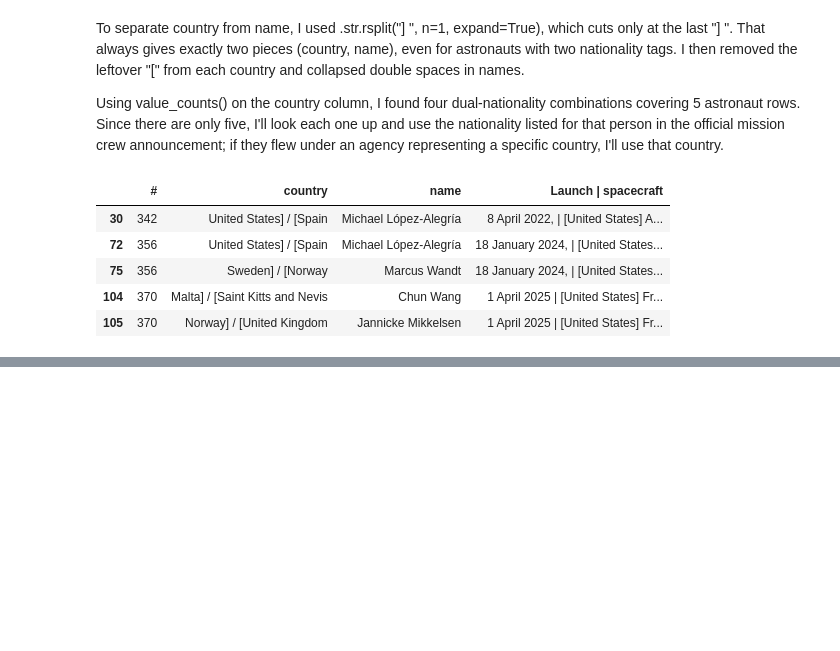
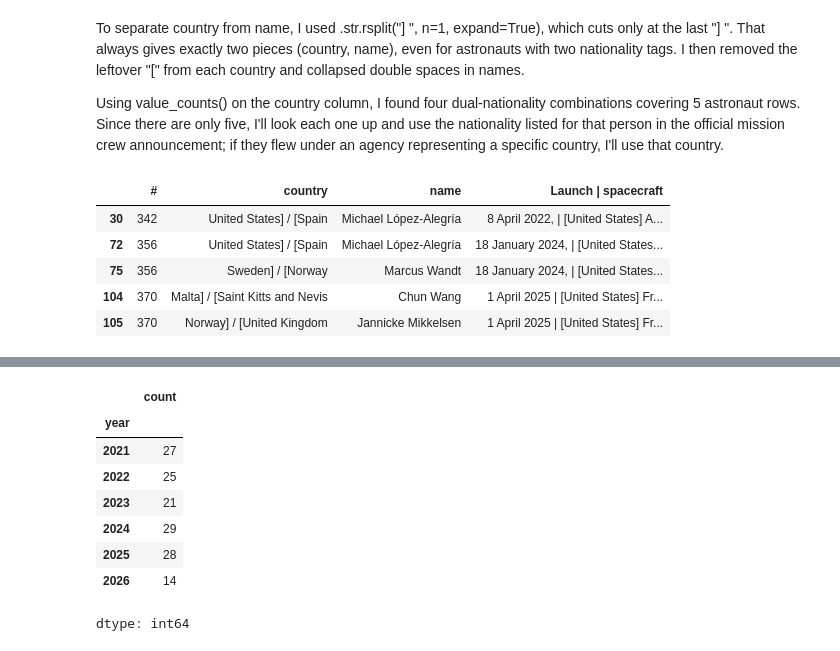
Before and after one commit to MayaVolkov/astronaut-missions-analysis, a Jupyter notebook: Astronaut_Mission_Analysis_.ipynb, the cells around one changed output, grey strips where cells are left out. Drawn from its saved outputs; the diff is of its cells as text; code cells hidden in the pictures; blank space fills up the shorter version.

```diff
--- a/Astronaut_Mission_Analysis_.ipynb
+++ b/Astronaut_Mission_Analysis_.ipynb
@@ -565,0 +616,13 @@ Limitation: assigning countries to astronauts simplifies nationality, which isn'
+# %%
+orbital["year"] = orbital["Launch | spacecraft"].str.split().str[2].str.strip(",").astype(int)
+orbital["year"].value_counts().sort_index()
+# %% [output]
+|  | count |
+| year |  |
+| 2021 | 27 |
+| 2022 | 25 |
+| 2023 | 21 |
+| 2024 | 29 |
+| 2025 | 28 |
+| 2026 | 14 |
+dtype: int64
```
Also changed, not shown: parts of 12 cells of this notebook.
